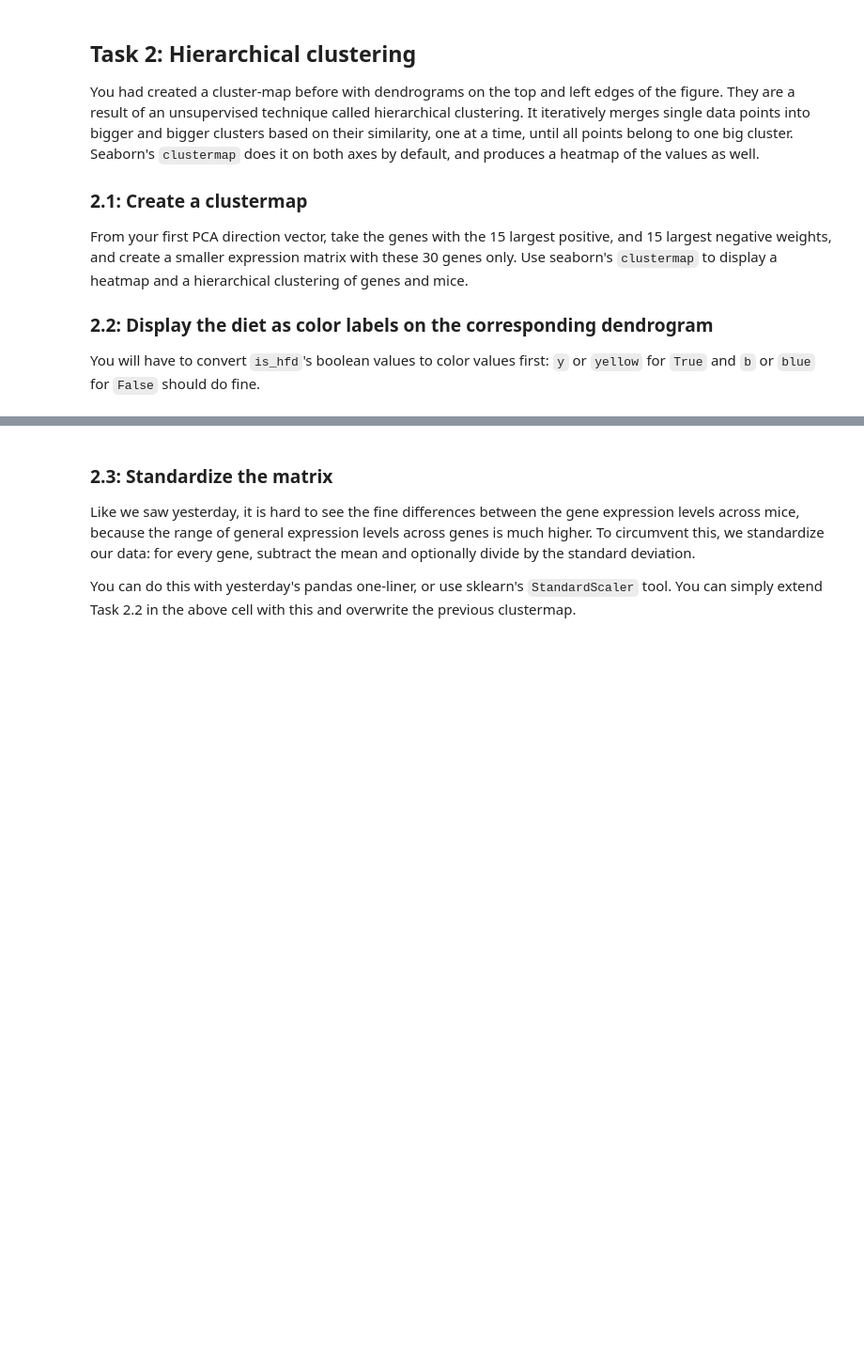
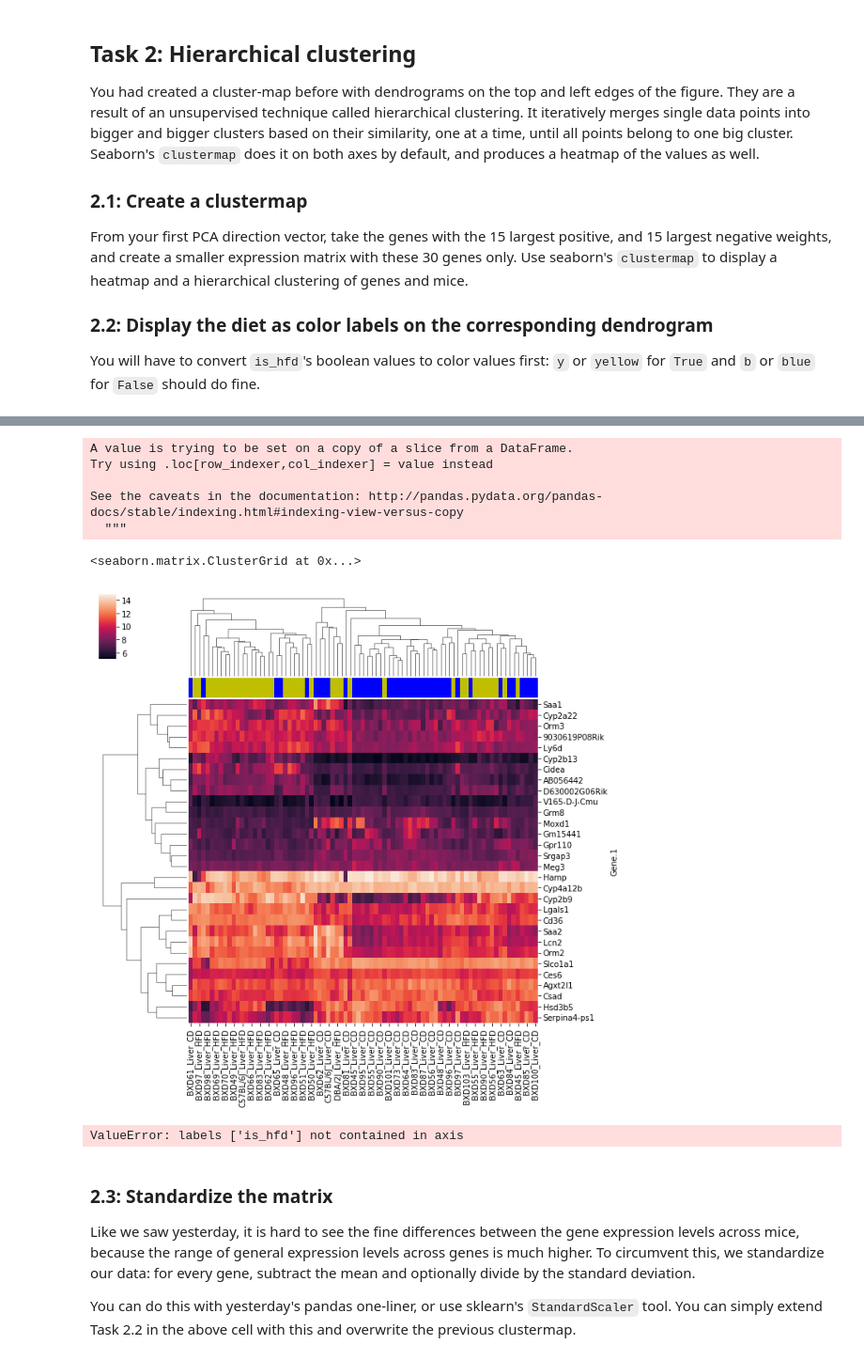
Before and after one commit to Osrip/Integrated_Bioinformatics, a Jupyter notebook: IntegratedBioinformatics/notebooks/Day7_Unsupervised_ML.ipynb, the cells around one changed output, grey strips where cells are left out. Shown at 94% size. Cells and saved outputs as stored; diff of their text form; code cells hidden in the pictures; blank space fills up the shorter version.

```diff
--- a/IntegratedBioinformatics/notebooks/Day7_Unsupervised_ML.ipynb
+++ b/IntegratedBioinformatics/notebooks/Day7_Unsupervised_ML.ipynb
@@ -285,3 +286,7 @@ From your first PCA direction vector, take the genes with the 15 largest positiv
 
 ### 2.2: Display the diet as color labels on the corresponding dendrogram
 You will have to convert `is_hfd`'s boolean values to color values first: `y` or `yellow` for `True` and `b` or `blue` for `False` should do fine.
+# %%
+pca_dir = pd.DataFrame(pca.components_, columns = expr.index)
+pca_dir = pca_dir.T
+pca_dir.head()
@@ -287,0 +301,11 @@ You will have to convert `is_hfd`'s boolean values to color values first: `y` or
+# %%
+pca_dir1 = pca_dir[0]
+chosen_genes = []
+chosen_genes.append(pca_dir1.sort_values()[0:15].index.tolist())
+chosen_genes.append(pca_dir1.sort_values(ascending=False)[0:15].index.tolist())
+chosen_genes = np.array(chosen_genes)
+chosen_genes = chosen_genes.flatten()
+#pca_dir1_chosen = pca_dir1[chosen_genes]
+data_chosen = data[list(chosen_genes)]
+data_chosen.head()
+#chosen_genes
@@ -288,3 +320,43 @@ You will have to convert `is_hfd`'s boolean values to color values first: `y` or
+# %%
+
+is_hfd_col = is_hfd.astype('str').str.replace('True', 'y').replace('False', 'b')
+#is_hfd_col = is_hfd.replace(True, 'y').replace.replace(False, 'b')
+#pd.concat([data_chosen, is_hfd_col])
+data_chosen['is_hfd'] = is_hfd_col
+data_chosen.head()
+#data_chosen['is_hfd']
+data_chosen_plot = data_chosen.drop(columns ='is_hfd')
+# %% [output]
+A value is trying to be set on a copy of a slice from a DataFrame.
+Try using .loc[row_indexer,col_indexer] = value instead
+
+See the caveats in the documentation: http://pandas.pydata.org/pandas-docs/stable/indexing.html#indexing-view-versus-copy
+  """
+# %%
+def convert_to_color(col_names,c_CD, c_HFD):
+    out_color = []
+    for en in col_names:
+        if 'CD' in en:
+            out_color.append(c_CD)
+        elif 'HFD' in en:
+            out_color.append(c_HFD)
+        else:
+            #out_color.append(c_HFD)
+            print('Could not assign color')
+
+    return out_color
+
+colors = convert_to_color(data_chosen.index.tolist(), 'b', 'y')
+# %%
+#sns.clustermap(data_chosen.T, col_colors = is_hfd_col[data_chosen.index].values)
+sns.clustermap(data_chosen.drop(columns ='is_hfd').T, col_colors = colors)#data_chosen['is_hfd']
+# %% [output]
+<seaborn.matrix.ClusterGrid at 0x...>
+[figure, added]
+# %%
+data_chosen = data_chosen.drop(columns = 'is_hfd')
+# %% [output]
+ValueError: labels ['is_hfd'] not contained in axis
 # %% [markdown]
 ### 2.3: Standardize the matrix
 Like we saw yesterday, it is hard to see the fine differences between the gene expression levels across mice, because the range of general expression levels across genes is much higher. To circumvent this, we standardize our data: for every gene, subtract the mean and optionally divide by the standard deviation.
```
Also changed, not shown: parts of 17 cells of this notebook.
